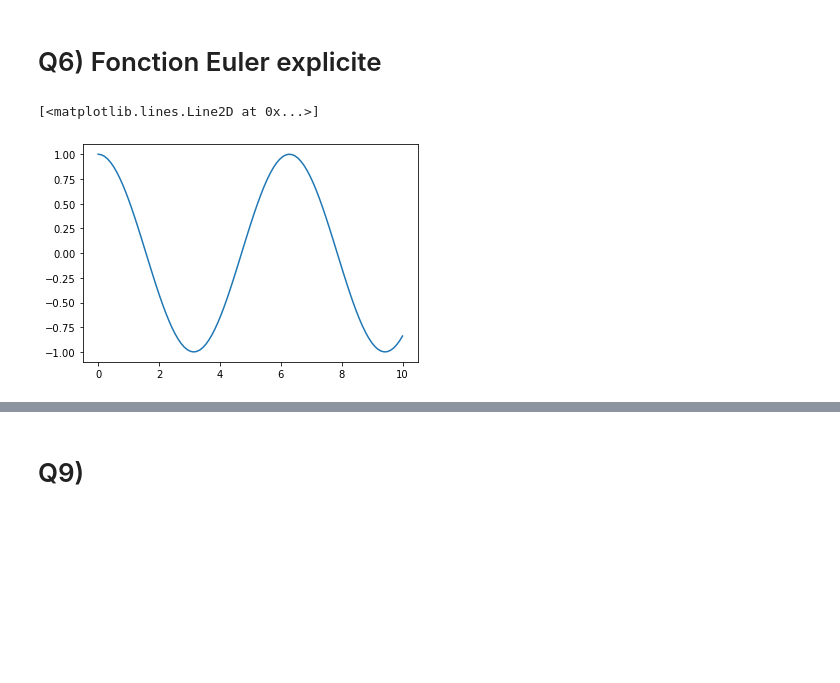
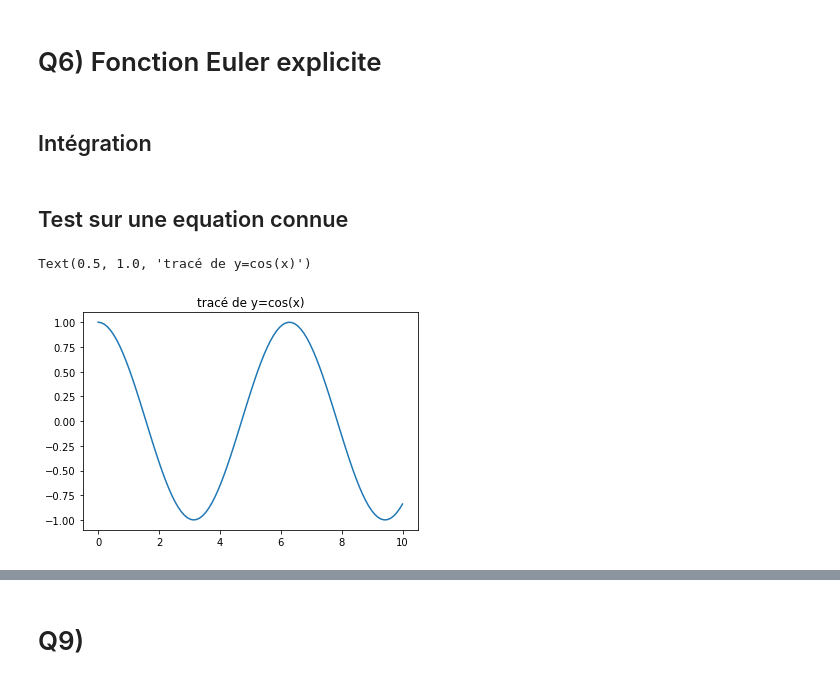
Before and after one commit to RalfCortes/ProjetMath2, a Jupyter notebook: projet.ipynb, the cells around one changed output, grey strips where cells are left out. Drawn from its saved outputs; the diff is of its cells as text; code cells hidden in the pictures; blank space fills up the shorter version.

```diff
--- a/projet.ipynb
+++ b/projet.ipynb
@@ -77,5 +141,7 @@ On remarque alors que le point x_barre est stable, en effet ...
 # %% [markdown]
 # Q6) Fonction Euler explicite
+# %% [markdown]
+## Intégration
 # %%
 def solve_euler_explicite(f,x0,dt,ti,tf) :
     X=[x0]
@@ -87,10 +153,13 @@ def solve_euler_explicite(f,x0,dt,ti,tf) :
         t=t+dt
         T.append(t)
     return(T,X)
+# %% [markdown]
+## Test sur une equation connue
 # %%
 X=np.linspace(0,10,100)
 Y=np.cos(X)
 plt.plot(X,Y)
+plt.title("tracé de y=cos(x)")
 # %% [output]
-[<matplotlib.lines.Line2D at 0x...>]
+Text(0.5, 1.0, 'tracé de y=cos(x)')
-[figure, old version]
+[figure, new version]
```
Also changed, not shown: parts of 52 cells of this notebook.
